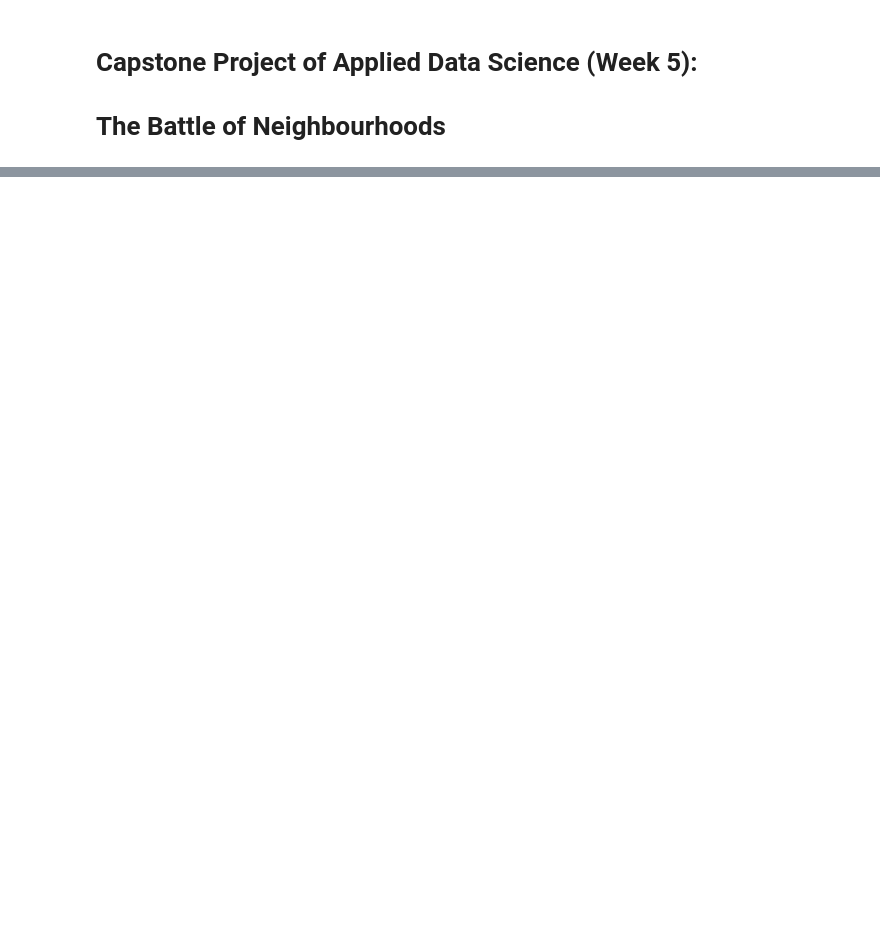
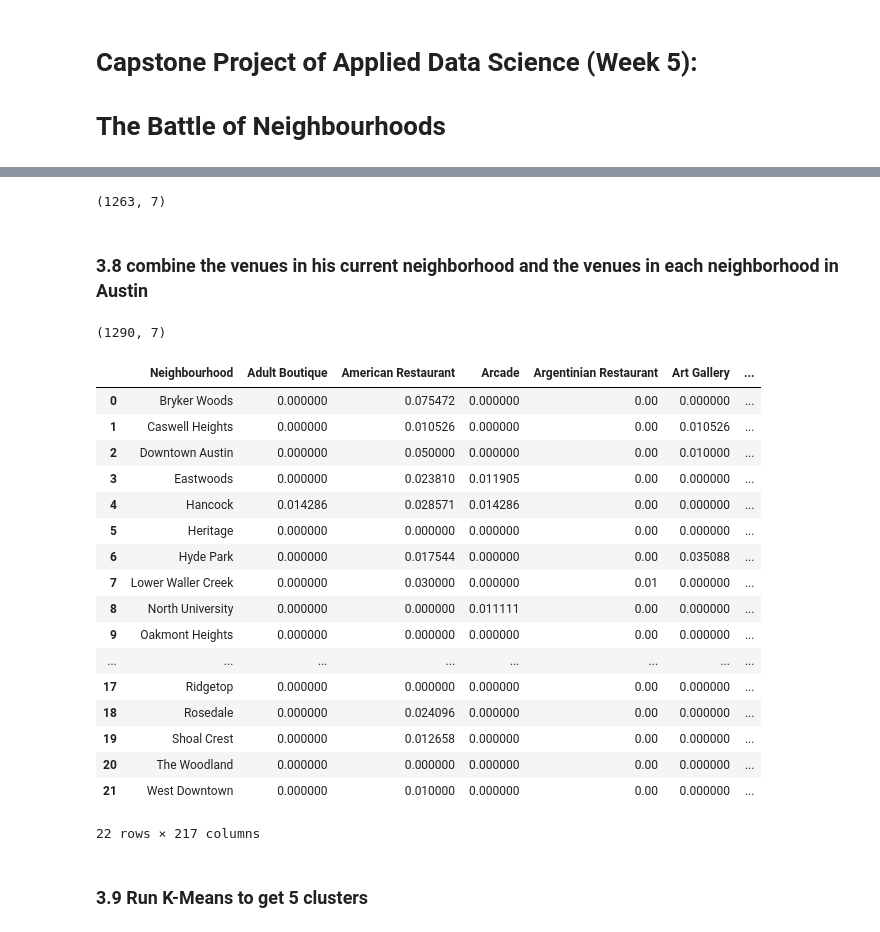
Before and after one commit to zaomy/Capstone_Data_Science, a Jupyter notebook: Capstone_week5_project.ipynb, the cells around one changed output, grey strips where cells are left out. Cells and saved outputs as stored; diff of their text form; code cells hidden in the pictures; blank space fills up the shorter version.

```diff
--- a/Capstone_week5_project.ipynb
+++ b/Capstone_week5_project.ipynb
@@ -24,0 +242,9 @@ To help my friend Jimmy find the neighborhood, I will need the following data (d
+# %%
+distAll = []
+for m in range(df1.shape[0]):
+    lat = df1.loc[m][1]
+    lng = df1.loc[m][2]
+    dist = geopy.distance.vincenty([lat, lng], new_company_latlng).km
+    distAll.append(dist)
+
+df1['Distance to New Company'] =  distAll
@@ -24,0 +273,6 @@ To help my friend Jimmy find the neighborhood, I will need the following data (d
+# %%
+df2 = df1
+Austin_venues = getNearbyVenues(names=df2['Neighborhood'],
+                                   latitudes=df2['Latitude'],
+                                   longitudes=df2['Longitude']
+                                  )
@@ -24,0 +297,46 @@ To help my friend Jimmy find the neighborhood, I will need the following data (d
+# %%
+Austin_venues.shape
+# %% [output]
+(1263, 7)
+# %% [markdown]
+### 3.8 combine the venues in his current neighborhood and the venues in each neighborhood in Austin<a name="3_8"></a>
+# %%
+All_venues = pd.concat([Austin_venues, wl_venues])
+All_venues.shape
+# %% [output]
+(1290, 7)
+# %%
+# one hot encoding
+all_onehot = pd.get_dummies(All_venues[['Venue Category']], prefix="", prefix_sep="")
+
+# add neighborhood column back to dataframe
+all_onehot['Neighbourhood'] = All_venues['Neighbourhood']
+
+# move neighborhood column to the first column
+fixed_columns = [all_onehot.columns[-1]] + list(all_onehot.columns[:-1])
+all_onehot = all_onehot[fixed_columns]
+
+all_grouped = all_onehot.groupby('Neighbourhood').mean().reset_index()
+# %%
+all_grouped
+# %% [output]
+|  | Neighbourhood | Adult Boutique | American Restaurant | Arcade | Argentinian Restaurant | Art Gallery | ... |
+| 0 | Bryker Woods | 0.000000 | 0.075472 | 0.000000 | 0.00 | 0.000000 | ... |
+| 1 | Caswell Heights | 0.000000 | 0.010526 | 0.000000 | 0.00 | 0.010526 | ... |
+| 2 | Downtown Austin | 0.000000 | 0.050000 | 0.000000 | 0.00 | 0.010000 | ... |
+| 3 | Eastwoods | 0.000000 | 0.023810 | 0.011905 | 0.00 | 0.000000 | ... |
+| 4 | Hancock | 0.014286 | 0.028571 | 0.014286 | 0.00 | 0.000000 | ... |
+| 5 | Heritage | 0.000000 | 0.000000 | 0.000000 | 0.00 | 0.000000 | ... |
+| 6 | Hyde Park | 0.000000 | 0.017544 | 0.000000 | 0.00 | 0.035088 | ... |
+| 7 | Lower Waller Creek | 0.000000 | 0.030000 | 0.000000 | 0.01 | 0.000000 | ... |
+| 8 | North University | 0.000000 | 0.000000 | 0.011111 | 0.00 | 0.000000 | ... |
+| 9 | Oakmont Heights | 0.000000 | 0.000000 | 0.000000 | 0.00 | 0.000000 | ... |
+| ... | ... | ... | ... | ... | ... | ... | ... |
+| 17 | Ridgetop | 0.000000 | 0.000000 | 0.000000 | 0.00 | 0.000000 | ... |
+| 18 | Rosedale | 0.000000 | 0.024096 | 0.000000 | 0.00 | 0.000000 | ... |
+| 19 | Shoal Crest | 0.000000 | 0.012658 | 0.000000 | 0.00 | 0.000000 | ... |
+| 20 | The Woodland | 0.000000 | 0.000000 | 0.000000 | 0.00 | 0.000000 | ... |
+| 21 | West Downtown | 0.000000 | 0.010000 | 0.000000 | 0.00 | 0.000000 | ... |
+22 rows × 217 columns
+# %% [markdown]
+### 3.9 Run K-Means to get 5 clusters<a name="3_9"></a>
```
Also changed, not shown: parts of 40 cells of this notebook.
